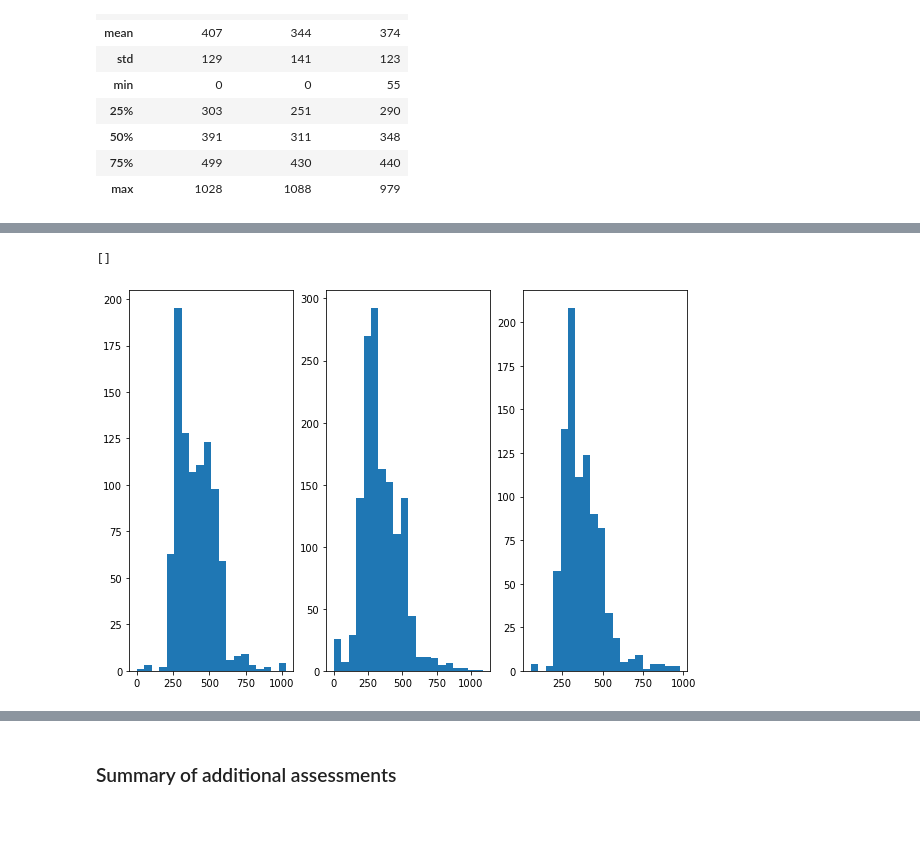
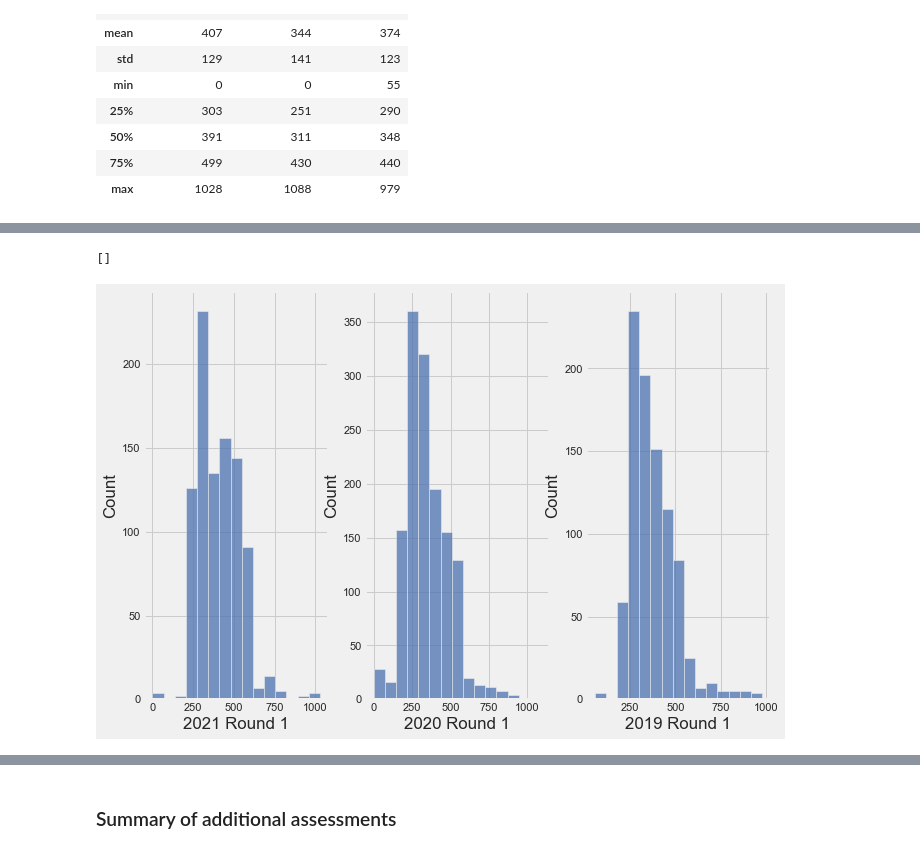
Before and after one commit to RYANCOX00/Fundamentals_of_DA, a Jupyter notebook: cao.ipynb, the cells around one changed output, grey strips where cells are left out. Drawn from its saved outputs; the diff is of its cells as text; code cells hidden in the pictures; blank space fills up the shorter version.

Commit message:
histogram and KDE plotted

```diff
--- a/cao.ipynb
+++ b/cao.ipynb
@@ -17,6 +19,8 @@ import urllib.request as urlrq
 # %% [markdown]
 #### Set plot parameters
 # %%
+sns.set()
+plt.style.use('fivethirtyeight')
 plt.rcParams["figure.figsize"] = (10,7)
 # %% [markdown]
 <br>
@@ -491,6 +495,8 @@ I do not want matplotlib to interpret null values as zeros, therefore I'm droppi
 # %%
-r1_2021 = all_courses["2021 Round 1"].dropna().to_frame()
-r2_2021 = all_courses["2021 Round 2"].dropna().to_frame()
-r1_2020 = all_courses["2020 Round 1"].dropna().to_frame()
-r2_2020 = all_courses["2020 Round 2"].dropna().to_frame()
-r1_2019 = all_courses["2019 Round 1"].dropna().to_frame()
+# Creating variables for plotting.  Removing null values.
+
+r1_2021 = all_courses["2021 Round 1"].dropna().astype(int)
+r2_2021 = all_courses["2021 Round 2"].dropna().astype(int)
+r1_2020 = all_courses["2020 Round 1"].dropna().astype(int)
+r2_2020 = all_courses["2020 Round 2"].dropna().astype(int)
+r1_2019 = all_courses["2019 Round 1"].dropna().astype(int)
@@ -497,9 +509,13 @@ r1_2019 = all_courses["2019 Round 1"].dropna().to_frame()
 # %%
-fig, (ax1, ax2, ax3) = plt.subplots(1,3)
-ax1.hist(r1_2021, bins = 20)
-ax2.hist(r1_2020, bins = 20)
-ax3.hist(r1_2019, bins = 20)
+# 3 horizontel subplots. [28]
+fig, axes = plt.subplots(1,3)
+
+# plotting histograms from seaborn, setting bins to 15. [27]
+sns.histplot(r1_2021, bins = 15, ax=axes[0])
+sns.histplot(r1_2020, bins = 15, ax=axes[1])
+sns.histplot(r1_2019, bins = 15, ax=axes[2])
+
 plt.plot()
 # %% [output]
 []
-[figure, old version]
+[figure, new version]
```
Also changed, not shown: parts of 16 cells of this notebook, 44 other files.
